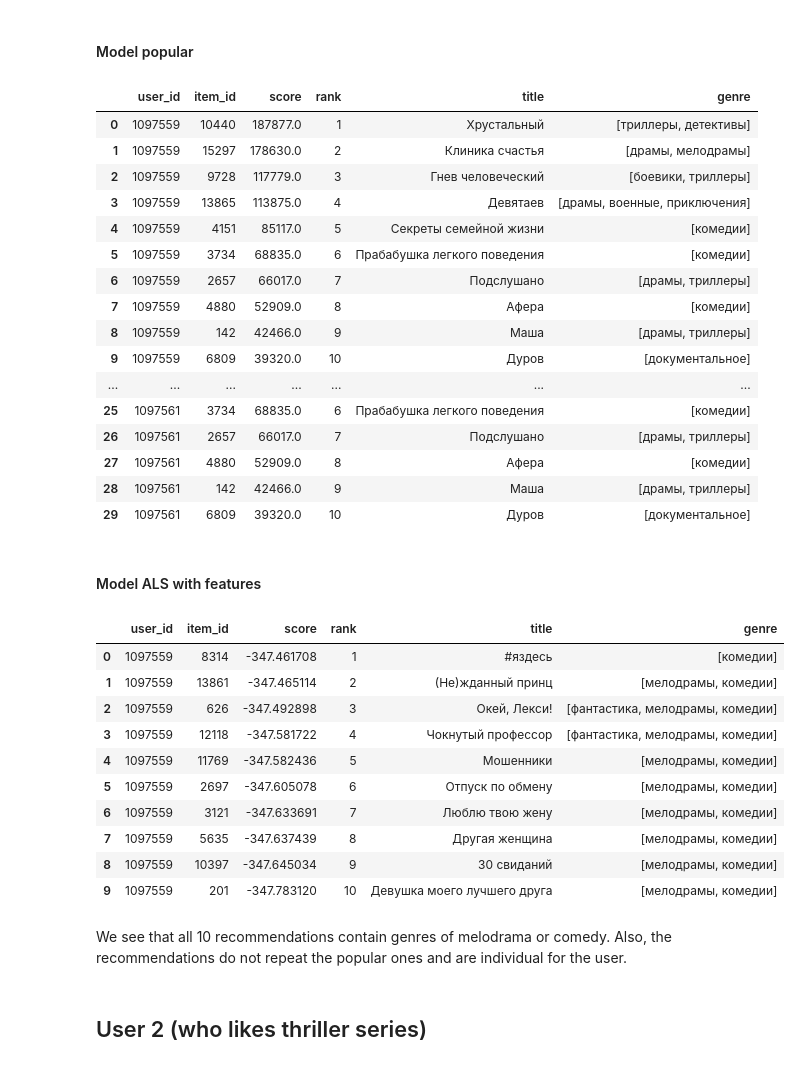
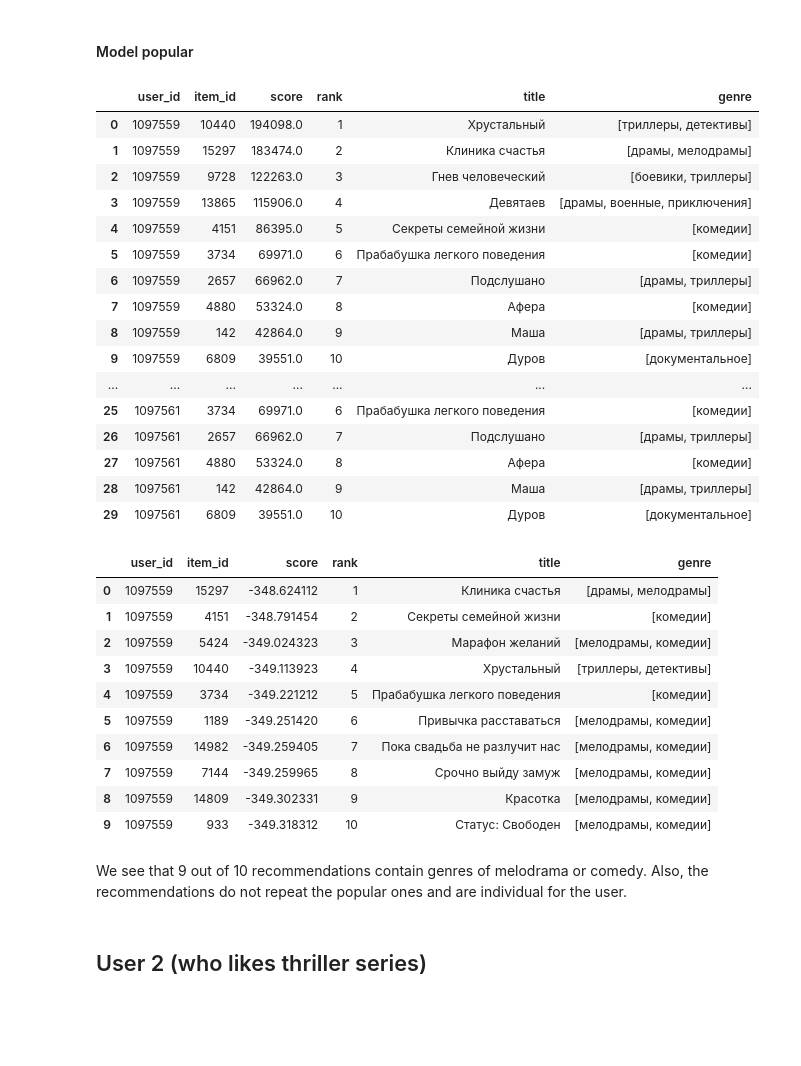
Before and after one commit to YUNGC0DE/RecoServiceTeam30, a Jupyter notebook: Notebooks/hw4/hw4.ipynb, the cells around one changed output. Saved outputs shown, nothing was run; the diff lists cells and outputs as text; code cells hidden in the pictures; blank space fills up the shorter version.

Commit message:
add cold users

```diff
--- a/Notebooks/hw4/hw4.ipynb
+++ b/Notebooks/hw4/hw4.ipynb
@@ -299,3 +303,10 @@ test.drop(test[test[Columns.User].isin(cold_users)].index, inplace=True)
+# %%
+list_cold_users = list(cold_users)
+df_cold = interactions[interactions['user_id'].isin(list_cold_users)].copy()
+df_cold = df_cold.drop_duplicates(subset = "user_id")
+df_cold['last_watch_dt'].loc[(df_cold['last_watch_dt'] > min_date)] = min_date
+
+train = pd.concat([train, df_cold]).reset_index(drop=True)
 # %% [markdown]
 # Prepare features
 
@@ -743,47 +754,45 @@ recos = models['popular'].recommend(
 recos.merge(items[['item_id', 'title', 'genre']], on='item_id', how='left')
 # %% [output]
 |  | user_id | item_id | score | rank | title | genre |
-| 0 | 1097559 | 10440 | 187877.0 | 1 | Хрустальный | [триллеры, детективы] |
-| 1 | 1097559 | 15297 | 178630.0 | 2 | Клиника счастья | [драмы, мелодрамы] |
-| 2 | 1097559 | 9728 | 117779.0 | 3 | Гнев человеческий | [боевики, триллеры] |
-| 3 | 1097559 | 13865 | 113875.0 | 4 | Девятаев | [драмы, военные, приключения] |
-| 4 | 1097559 | 4151 | 85117.0 | 5 | Секреты семейной жизни | [комедии] |
-| 5 | 1097559 | 3734 | 68835.0 | 6 | Прабабушка легкого поведения | [комедии] |
-| 6 | 1097559 | 2657 | 66017.0 | 7 | Подслушано | [драмы, триллеры] |
-| 7 | 1097559 | 4880 | 52909.0 | 8 | Афера | [комедии] |
-| 8 | 1097559 | 142 | 42466.0 | 9 | Маша | [драмы, триллеры] |
-| 9 | 1097559 | 6809 | 39320.0 | 10 | Дуров | [документальное] |
+| 0 | 1097559 | 10440 | 194098.0 | 1 | Хрустальный | [триллеры, детективы] |
+| 1 | 1097559 | 15297 | 183474.0 | 2 | Клиника счастья | [драмы, мелодрамы] |
+| 2 | 1097559 | 9728 | 122263.0 | 3 | Гнев человеческий | [боевики, триллеры] |
+| 3 | 1097559 | 13865 | 115906.0 | 4 | Девятаев | [драмы, военные, приключения] |
+| 4 | 1097559 | 4151 | 86395.0 | 5 | Секреты семейной жизни | [комедии] |
+| 5 | 1097559 | 3734 | 69971.0 | 6 | Прабабушка легкого поведения | [комедии] |
+| 6 | 1097559 | 2657 | 66962.0 | 7 | Подслушано | [драмы, триллеры] |
+| 7 | 1097559 | 4880 | 53324.0 | 8 | Афера | [комедии] |
+| 8 | 1097559 | 142 | 42864.0 | 9 | Маша | [драмы, триллеры] |
+| 9 | 1097559 | 6809 | 39551.0 | 10 | Дуров | [документальное] |
 | ... | ... | ... | ... | ... | ... | ... |
-| 25 | 1097561 | 3734 | 68835.0 | 6 | Прабабушка легкого поведения | [комедии] |
-| 26 | 1097561 | 2657 | 66017.0 | 7 | Подслушано | [драмы, триллеры] |
-| 27 | 1097561 | 4880 | 52909.0 | 8 | Афера | [комедии] |
-| 28 | 1097561 | 142 | 42466.0 | 9 | Маша | [драмы, триллеры] |
-| 29 | 1097561 | 6809 | 39320.0 | 10 | Дуров | [документальное] |
+| 25 | 1097561 | 3734 | 69971.0 | 6 | Прабабушка легкого поведения | [комедии] |
+| 26 | 1097561 | 2657 | 66962.0 | 7 | Подслушано | [драмы, триллеры] |
+| 27 | 1097561 | 4880 | 53324.0 | 8 | Афера | [комедии] |
+| 28 | 1097561 | 142 | 42864.0 | 9 | Маша | [драмы, триллеры] |
+| 29 | 1097561 | 6809 | 39551.0 | 10 | Дуров | [документальное] |
-# %% [markdown]
-#### Model ALS with features
 # %%
-recos = models['LightFM_warp_n_factors:30_user_alpha:0.1_item_alpha:0.1_n_epoch:6'].recommend(
+recos = models['LightFM_warp_n_factors:20_user_alpha:0_item_alpha:0_n_epoch:6'].recommend(
         users=[1097559],
         dataset=dataset,
         k=K_RECOS,
         filter_viewed=True,
   )
 
 recos.merge(items[['item_id', 'title', 'genre']], on='item_id', how='left')
 # %% [output]
 |  | user_id | item_id | score | rank | title | genre |
-| 0 | 1097559 | 8314 | -347.461708 | 1 | #яздесь | [комедии] |
-| 1 | 1097559 | 13861 | -347.465114 | 2 | (Не)жданный принц | [мелодрамы, комедии] |
-| 2 | 1097559 | 626 | -347.492898 | 3 | Окей, Лекси! | [фантастика, мелодрамы, комедии] |
-| 3 | 1097559 | 12118 | -347.581722 | 4 | Чокнутый профессор | [фантастика, мелодрамы, комедии] |
-| 4 | 1097559 | 11769 | -347.582436 | 5 | Мошенники | [мелодрамы, комедии] |
-| 5 | 1097559 | 2697 | -347.605078 | 6 | Отпуск по обмену | [мелодрамы, комедии] |
-| 6 | 1097559 | 3121 | -347.633691 | 7 | Люблю твою жену | [мелодрамы, комедии] |
-| 7 | 1097559 | 5635 | -347.637439 | 8 | Другая женщина | [мелодрамы, комедии] |
-| 8 | 1097559 | 10397 | -347.645034 | 9 | 30 свиданий | [мелодрамы, комедии] |
-| 9 | 1097559 | 201 | -347.783120 | 10 | Девушка моего лучшего друга | [мелодрамы, комедии] |
+| 0 | 1097559 | 15297 | -348.624112 | 1 | Клиника счастья | [драмы, мелодрамы] |
+| 1 | 1097559 | 4151 | -348.791454 | 2 | Секреты семейной жизни | [комедии] |
+| 2 | 1097559 | 5424 | -349.024323 | 3 | Марафон желаний | [мелодрамы, комедии] |
+| 3 | 1097559 | 10440 | -349.113923 | 4 | Хрустальный | [триллеры, детективы] |
+| 4 | 1097559 | 3734 | -349.221212 | 5 | Прабабушка легкого поведения | [комедии] |
+| 5 | 1097559 | 1189 | -349.251420 | 6 | Привычка расставаться | [мелодрамы, комедии] |
+| 6 | 1097559 | 14982 | -349.259405 | 7 | Пока свадьба не разлучит нас | [мелодрамы, комедии] |
+| 7 | 1097559 | 7144 | -349.259965 | 8 | Срочно выйду замуж | [мелодрамы, комедии] |
+| 8 | 1097559 | 14809 | -349.302331 | 9 | Красотка | [мелодрамы, комедии] |
+| 9 | 1097559 | 933 | -349.318312 | 10 | Статус: Свободен | [мелодрамы, комедии] |
 # %% [markdown]
-We see that all 10 recommendations contain genres of melodrama or comedy. Also, the recommendations do not repeat the popular ones and are individual for the user.
+We see that 9 out of 10 recommendations contain genres of melodrama or comedy. Also, the recommendations do not repeat the popular ones and are individual for the user.
 # %% [markdown]
 ## User 2 (who likes thriller series)
 # %%
```
Also changed, not shown: parts of 20 cells of this notebook.
